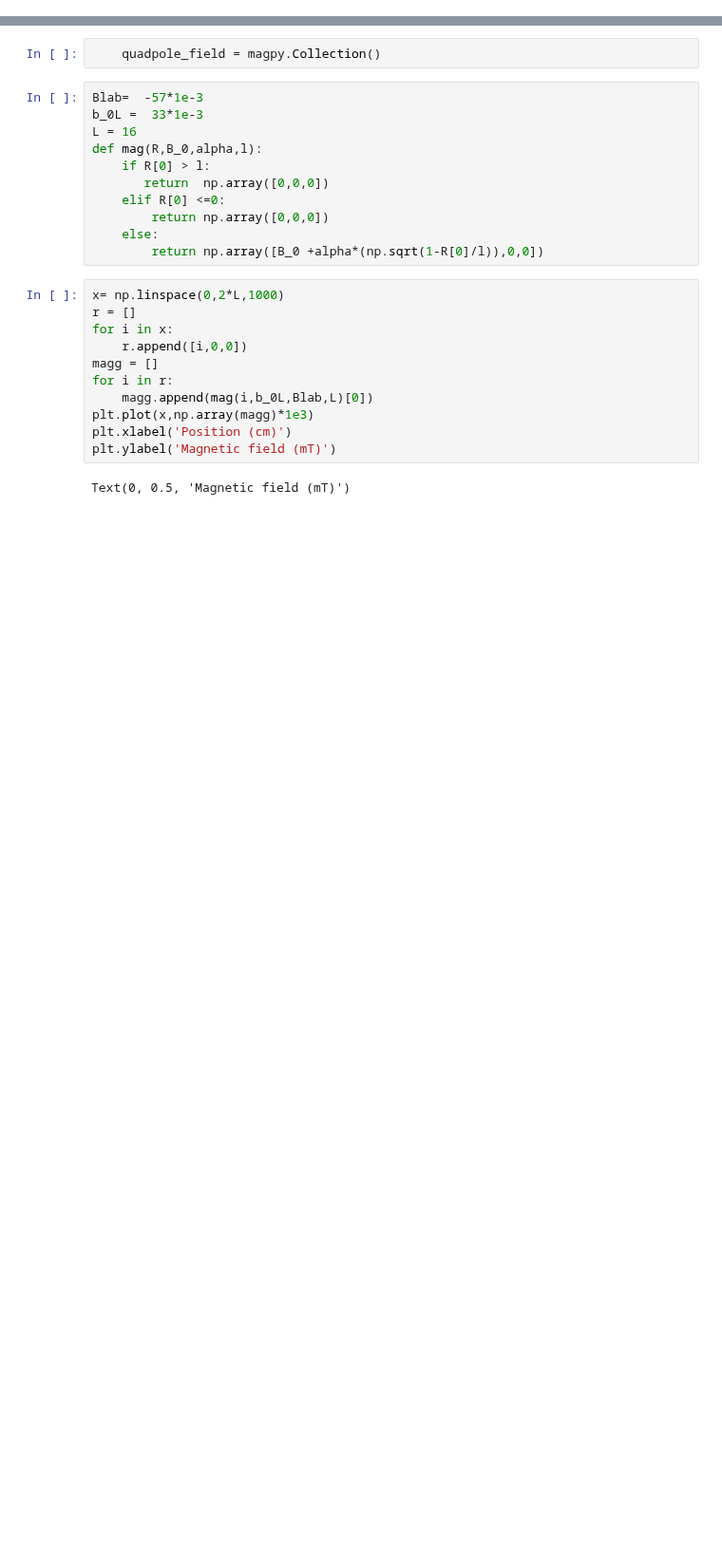
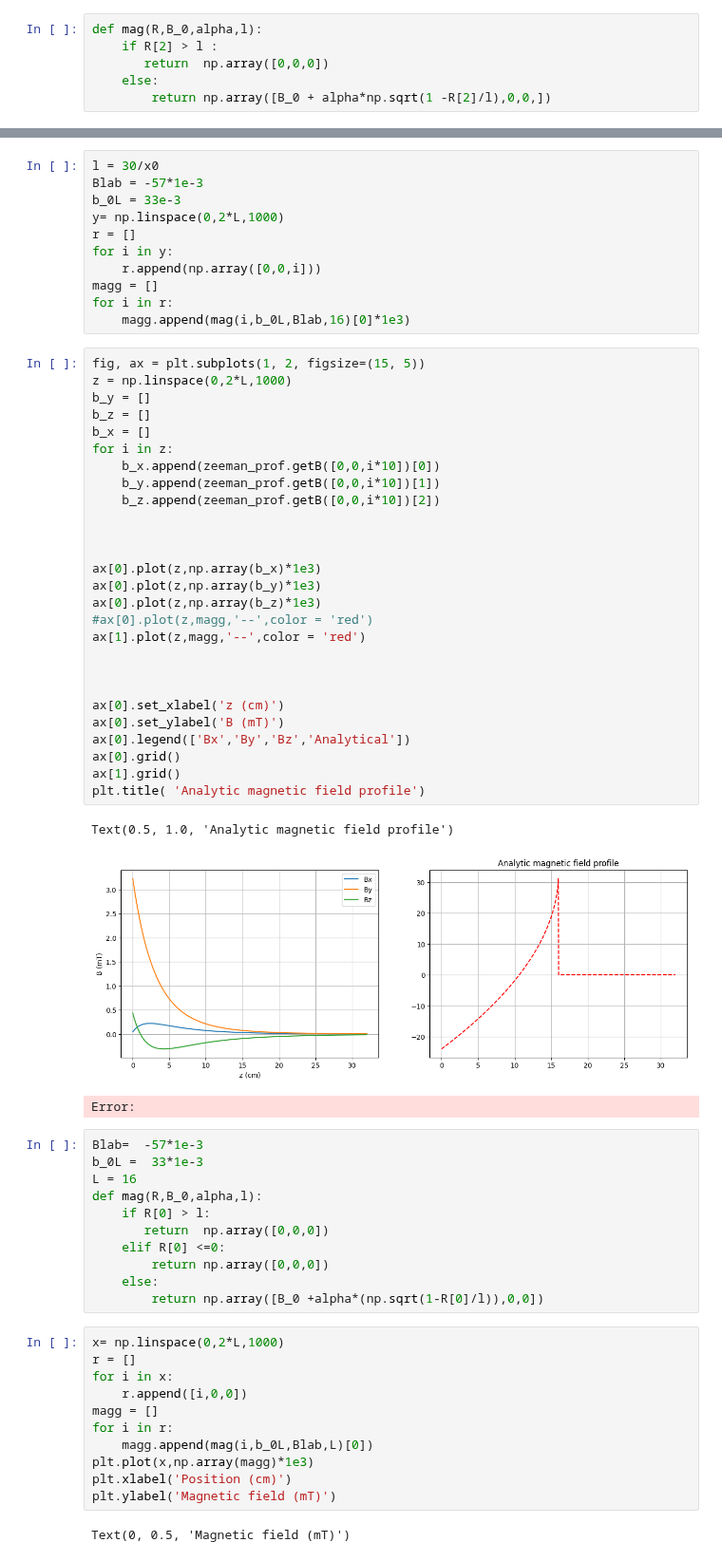
Before and after one commit to benfox4543/YB-zeeman-slower, a Jupyter notebook: halbach-1.ipynb, the cells around one changed output, grey strips where cells are left out. Shown at 95% size. Drawn from its saved outputs; the diff is of its cells as text; blank space fills up the shorter version.

Commit message:
zeemanshifts graphs

```diff
--- a/halbach-1.ipynb
+++ b/halbach-1.ipynb
@@ -7,2 +23,8 @@ from scipy.spatial.transform import Rotation as R
+# %%
+def mag(R,B_0,alpha,l):
+    if R[2] > l :
+       return  np.array([0,0,0])
+    else:
+        return np.array([B_0 + alpha*np.sqrt(1 -R[2]/l),0,0,])
 # %%
 zeeman_prof = magpy.Collection()
@@ -81,5 +107,45 @@ magpy.show(zeeman_prof.rotate_from_angax(0,'x'), backend='plotly',)
-# %%
-    quadpole_field = magpy.Collection()
+# %%
+l = 30/x0
+Blab = -57*1e-3
+b_0L = 33e-3
+y= np.linspace(0,2*L,1000)
+r = []
+for i in y:
+    r.append(np.array([0,0,i]))
+magg = []
+for i in r:
+    magg.append(mag(i,b_0L,Blab,16)[0]*1e3)
+# %%
+fig, ax = plt.subplots(1, 2, figsize=(15, 5))
+z = np.linspace(0,2*L,1000)
+b_y = []
+b_z = []
+b_x = []
+for i in z:
+    b_x.append(zeeman_prof.getB([0,0,i*10])[0])
+    b_y.append(zeeman_prof.getB([0,0,i*10])[1])
+    b_z.append(zeeman_prof.getB([0,0,i*10])[2])
+
+
+
+ax[0].plot(z,np.array(b_x)*1e3)
+ax[0].plot(z,np.array(b_y)*1e3)
+ax[0].plot(z,np.array(b_z)*1e3)
+#ax[0].plot(z,magg,'--',color = 'red')
+ax[1].plot(z,magg,'--',color = 'red')
+
+
+
+ax[0].set_xlabel('z (cm)')
+ax[0].set_ylabel('B (mT)')
+ax[0].legend(['Bx','By','Bz','Analytical'])
+ax[0].grid()
+ax[1].grid()
+plt.title( 'Analytic magnetic field profile')
+# %% [output]
+Text(0.5, 1.0, 'Analytic magnetic field profile')
+[figure, added]
+Error:
 # %%
 Blab=  -57*1e-3
 b_0L =  33*1e-3
```
Also changed, not shown: parts of 3 cells of this notebook, 1 other file.
